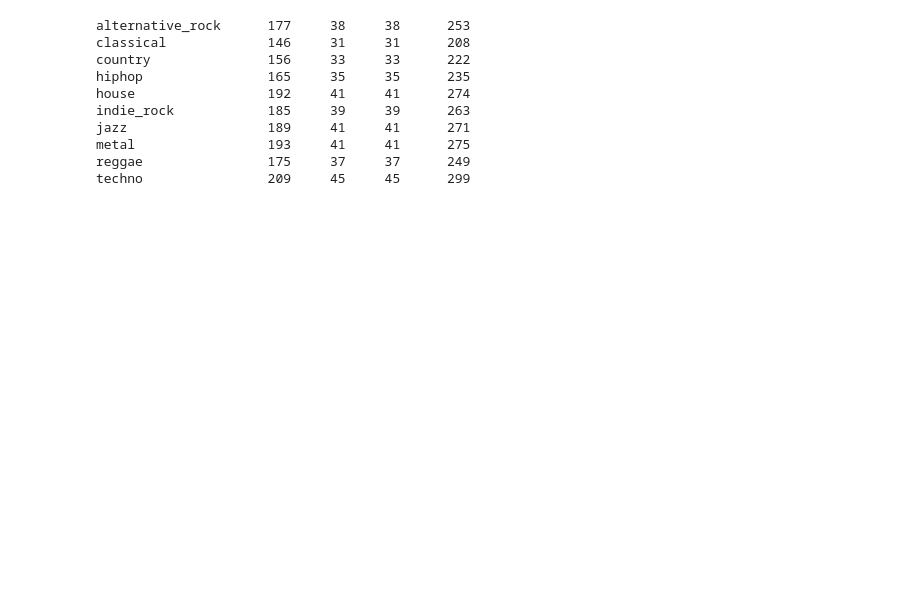
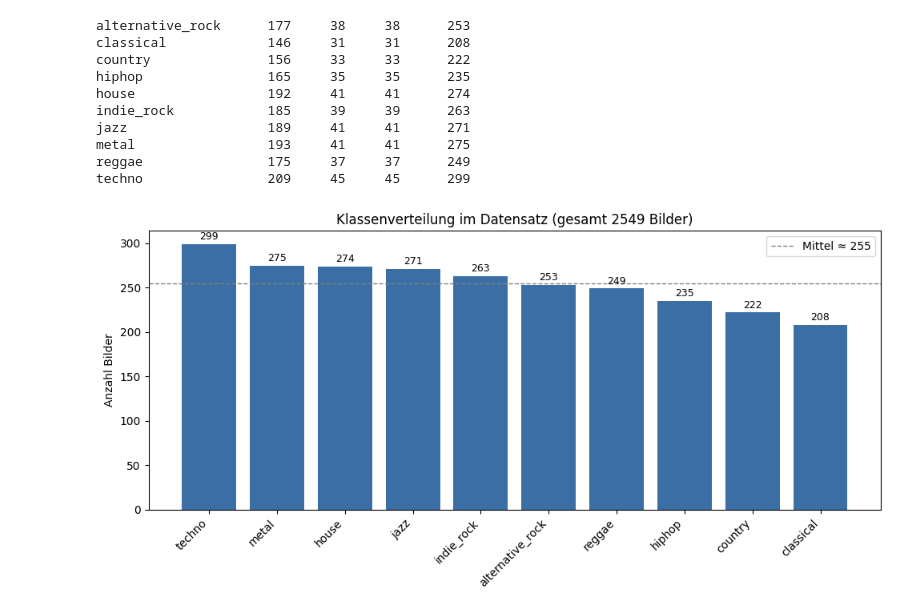
Before and after one commit to tjaarek/album-cover-genre-classifier, a Jupyter notebook: notebooks/01-data-split.ipynb, the cells around one changed output. Saved outputs shown, nothing was run; the diff lists cells and outputs as text; code cells hidden in the pictures; blank space fills up the shorter version.

```diff
--- a/notebooks/01-data-split.ipynb
+++ b/notebooks/01-data-split.ipynb
@@ -43,3 +43,33 @@ jazz                  189     41     41      271
 metal                 193     41     41      275
 reggae                175     37     37      249
 techno                209     45     45      299
+# %%
+from pathlib import Path
+import matplotlib.pyplot as plt
+
+DATA_DIR = Path("../data/split")
+SPLITS   = ["train", "val", "test"]
+EXTS     = {".jpg", ".jpeg", ".png"}
+
+classes = sorted(p.name for p in (DATA_DIR / "train").iterdir() if p.is_dir())
+counts = {
+    c: sum(1 for s in SPLITS for f in (DATA_DIR / s / c).iterdir()
+           if f.suffix.lower() in EXTS)
+    for c in classes
+}
+items = sorted(counts.items(), key=lambda kv: kv[1], reverse=True)
+names = [k for k, _ in items]; vals = [v for _, v in items]
+mean  = sum(vals) / len(vals)
+
+fig, ax = plt.subplots(figsize=(10, 5))
+bars = ax.bar(names, vals, color="#3B6EA5")
+ax.set_xticks(range(len(names))); ax.set_xticklabels(names, rotation=45, ha="right")
+ax.set_ylabel("Anzahl Bilder")
+ax.set_title(f"Klassenverteilung im Datensatz (gesamt {sum(vals)} Bilder)")
+ax.bar_label(bars, padding=2, fontsize=9)
+ax.axhline(mean, color="gray", linestyle="--", linewidth=1, label=f"Mittel ≈ {mean:.0f}")
+ax.legend(); plt.tight_layout()
+plt.savefig("class-distribution.png", dpi=150, bbox_inches="tight")
+plt.show()
+# %% [output]
+[figure, added]
```
Also changed, not shown: parts of 1 cell of this notebook, 6 other files.
